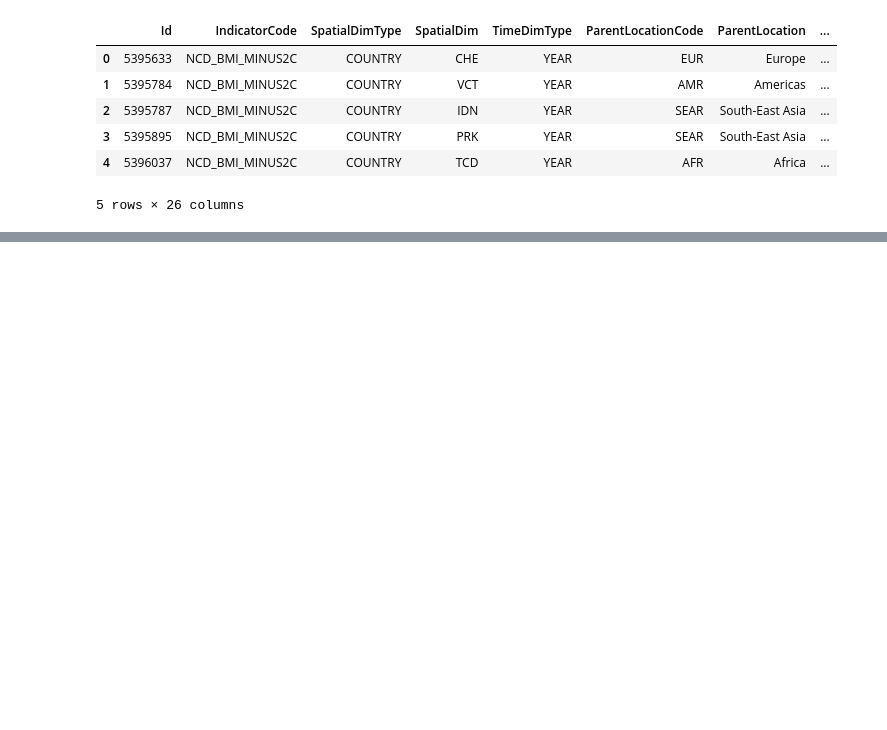
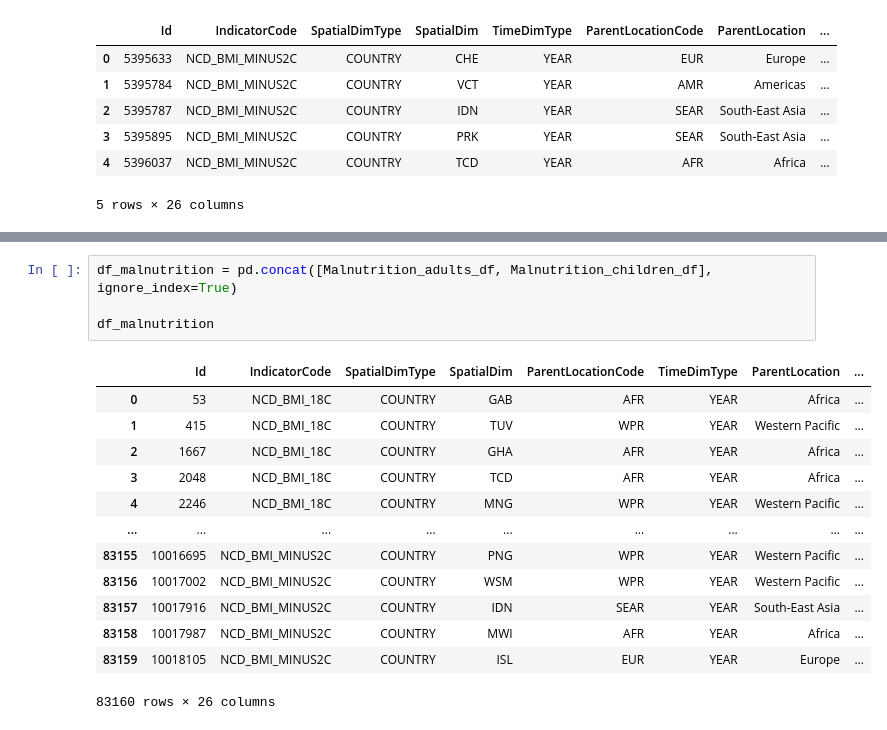
Before and after one commit to ArunK-ML/Project---Nutrition-Paradox-A-Global-View-on-Obesity-and-Malnutrition, a Jupyter notebook: Nutrition_Paradox.ipynb, the cells around one changed output, grey strips where cells are left out. Cells and saved outputs as stored; diff of their text form; blank space fills up the shorter version.

```diff
--- a/Nutrition_Paradox.ipynb
+++ b/Nutrition_Paradox.ipynb
@@ -75,0 +99,18 @@ Malnutrition_children_df.head()
+# %%
+df_malnutrition = pd.concat([Malnutrition_adults_df, Malnutrition_children_df], ignore_index=True)
+
+df_malnutrition
+# %% [output]
+|  | Id | IndicatorCode | SpatialDimType | SpatialDim | ParentLocationCode | TimeDimType | ParentLocation | ... |
+| 0 | 53 | NCD_BMI_18C | COUNTRY | GAB | AFR | YEAR | Africa | ... |
+| 1 | 415 | NCD_BMI_18C | COUNTRY | TUV | WPR | YEAR | Western Pacific | ... |
+| 2 | 1667 | NCD_BMI_18C | COUNTRY | GHA | AFR | YEAR | Africa | ... |
+| 3 | 2048 | NCD_BMI_18C | COUNTRY | TCD | AFR | YEAR | Africa | ... |
+| 4 | 2246 | NCD_BMI_18C | COUNTRY | MNG | WPR | YEAR | Western Pacific | ... |
+| ... | ... | ... | ... | ... | ... | ... | ... | ... |
+| 83155 | 10016695 | NCD_BMI_MINUS2C | COUNTRY | PNG | WPR | YEAR | Western Pacific | ... |
+| 83156 | 10017002 | NCD_BMI_MINUS2C | COUNTRY | WSM | WPR | YEAR | Western Pacific | ... |
+| 83157 | 10017916 | NCD_BMI_MINUS2C | COUNTRY | IDN | SEAR | YEAR | South-East Asia | ... |
+| 83158 | 10017987 | NCD_BMI_MINUS2C | COUNTRY | MWI | AFR | YEAR | Africa | ... |
+| 83159 | 10018105 | NCD_BMI_MINUS2C | COUNTRY | ISL | EUR | YEAR | Europe | ... |
+83160 rows × 26 columns
```
Also changed, not shown: parts of 10 cells of this notebook.
